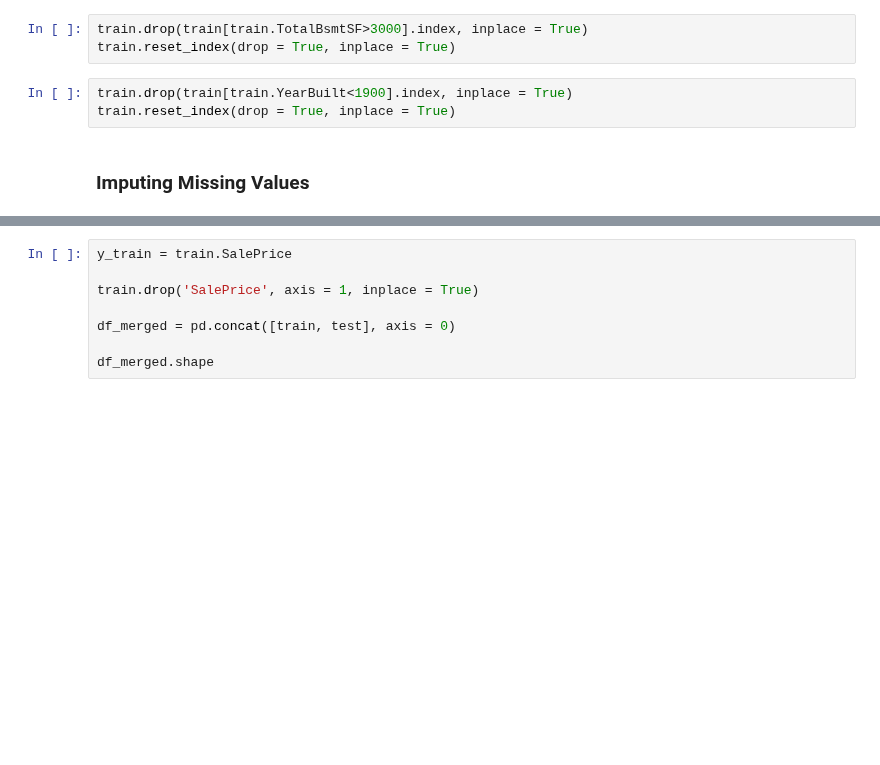
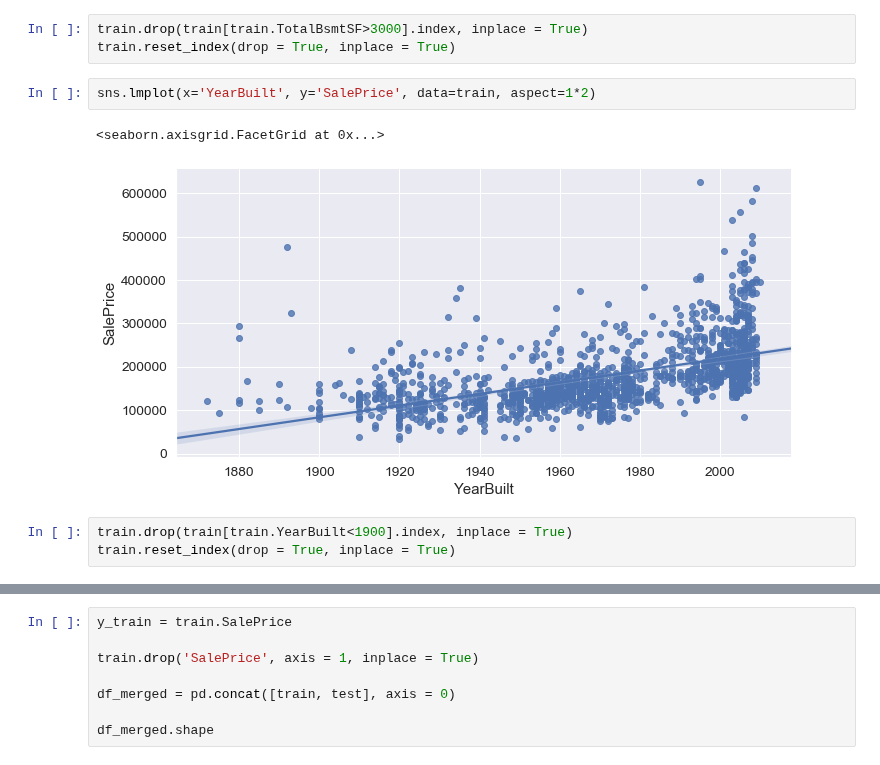
Before and after one commit to sebastianberge/ames-housing-prices, a Jupyter notebook: Ames - Housing Prices.ipynb, the cells around one changed output, grey strips where cells are left out. Cells and saved outputs as stored; diff of their text form; blank space fills up the shorter version.

```diff
--- a/Ames - Housing Prices.ipynb
+++ b/Ames - Housing Prices.ipynb
@@ -125,8 +131,11 @@ train.reset_index(drop = True, inplace = True)
 # %%
 train.drop(train[train.TotalBsmtSF>3000].index, inplace = True)
 train.reset_index(drop = True, inplace = True)
+# %%
+sns.lmplot(x='YearBuilt', y='SalePrice', data=train, aspect=1*2)
+# %% [output]
+<seaborn.axisgrid.FacetGrid at 0x...>
+[figure, added]
 # %%
 train.drop(train[train.YearBuilt<1900].index, inplace = True)
 train.reset_index(drop = True, inplace = True)
-# %% [markdown]
-### Imputing Missing Values
```
Also changed, not shown: parts of 8 cells of this notebook, 1 other file.
